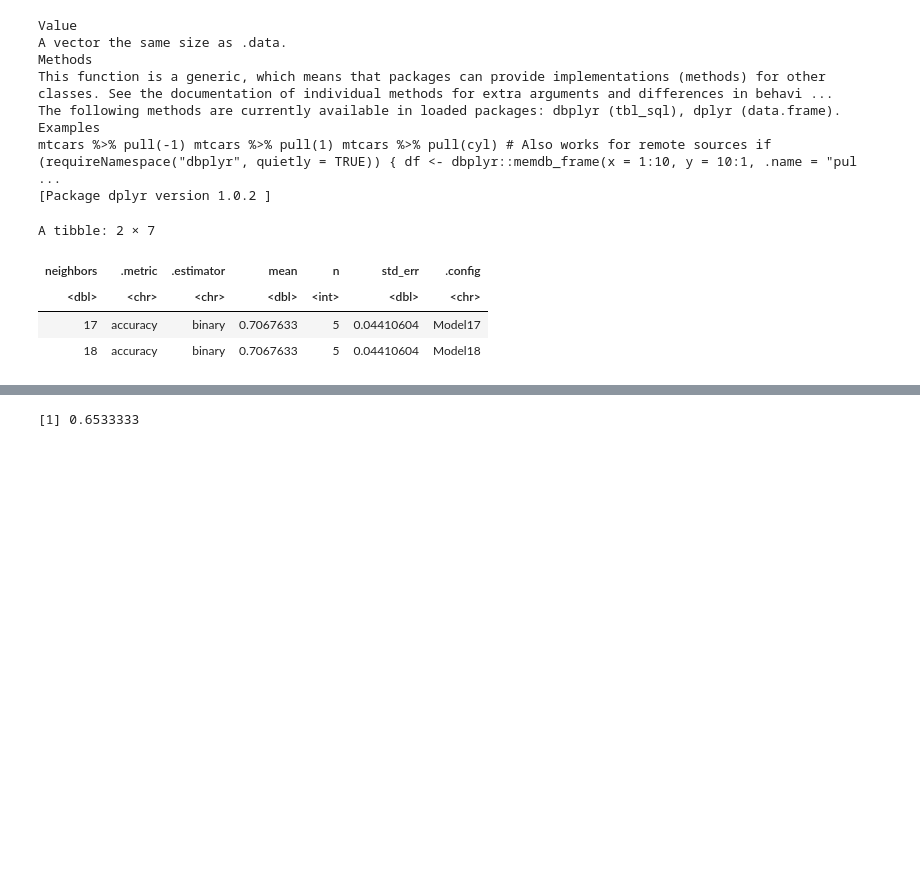
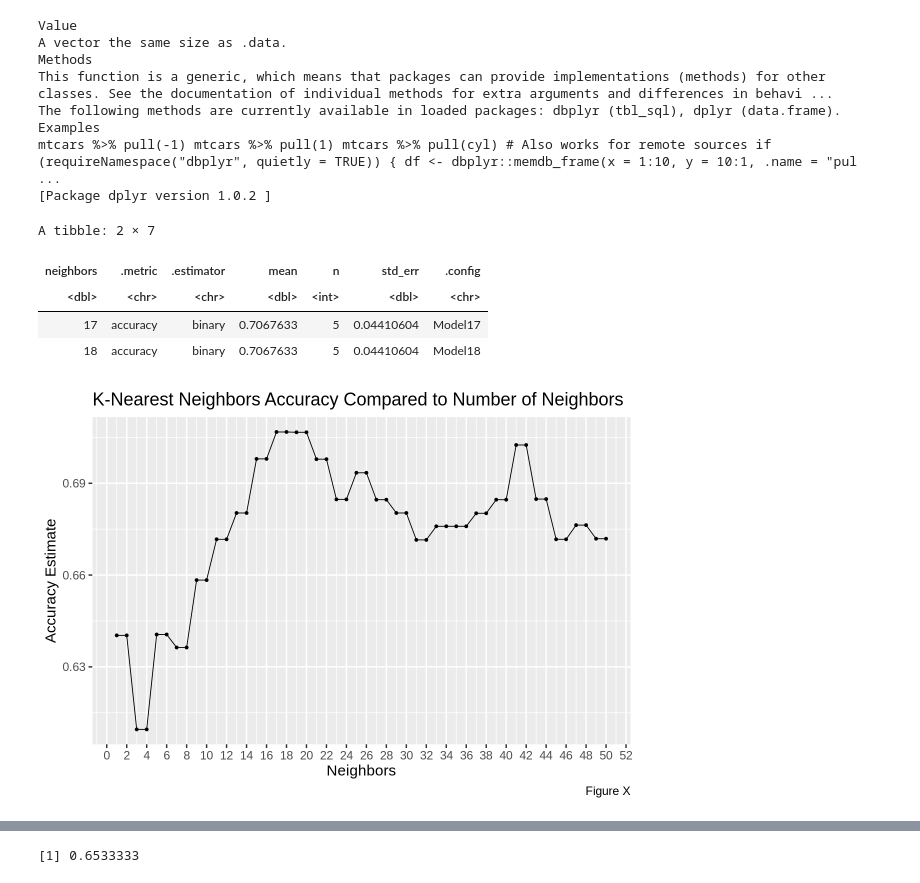
Before and after one commit to CameronGeisler/dsci-project, a Jupyter notebook: project.ipynb, the cells around one changed output, grey strips where cells are left out. Saved outputs shown, nothing was run; the diff lists cells and outputs as text; code cells hidden in the pictures; blank space fills up the shorter version.

Commit message:
Added accuracy vs number of neighbors graph

```diff
--- a/project.ipynb
+++ b/project.ipynb
@@ -249,20 +249,26 @@ set.seed(100) # set the seed
 
 # Find K with max accuracy
 vfold <- vfold_cv(heart_training, v = 5, strata = heart_disease)
-k_vals <- tibble(neighbors = seq(from = 1, to = 20, by = 1))
+k_vals <- tibble(neighbors = seq(from = 1, to = 50, by = 1))
 
 knn_result <- workflow() %>%
           add_recipe(recipe) %>%
           add_model(spec) %>%
           tune_grid(resamples = vfold, grid = k_vals) %>%
-          collect_metrics()
-
-knn_result %>%
-  filter(.metric == "accuracy") %>%
-  filter(mean == max(mean))
+          collect_metrics() %>%
+          filter(.metric == "accuracy")
-# %% [output]
-A tibble: 2 × 7
-| neighbors | .metric | .estimator | mean | n | std_err | .config |
-| <dbl> | <chr> | <chr> | <dbl> | <int> | <dbl> | <chr> |
-| 17 | accuracy | binary | 0.7067633 | 5 | 0.04410604 | Model17 |
-| 18 | accuracy | binary | 0.7067633 | 5 | 0.04410604 | Model18 |
+# %%
+accuracy_vs_k <- ggplot(knn_result, aes(x = neighbors, y = mean)) +
+    geom_point() +
+    geom_line() +
+    labs(x = "Neighbors", y = "Accuracy Estimate", caption = "Figure X") +
+    ggtitle("K-Nearest Neighbors Accuracy Compared to Number of Neighbors") +
+    scale_x_continuous(breaks = scales::pretty_breaks(n = 20))
+accuracy_vs_k
+# %% [output]
+A tibble: 2 × 7
+| neighbors | .metric | .estimator | mean | n | std_err | .config |
+| <dbl> | <chr> | <chr> | <dbl> | <int> | <dbl> | <chr> |
+| 17 | accuracy | binary | 0.7067633 | 5 | 0.04410604 | Model17 |
+| 18 | accuracy | binary | 0.7067633 | 5 | 0.04410604 | Model18 |
+[figure, added]
```
Also changed, not shown: parts of 1 cell of this notebook.
